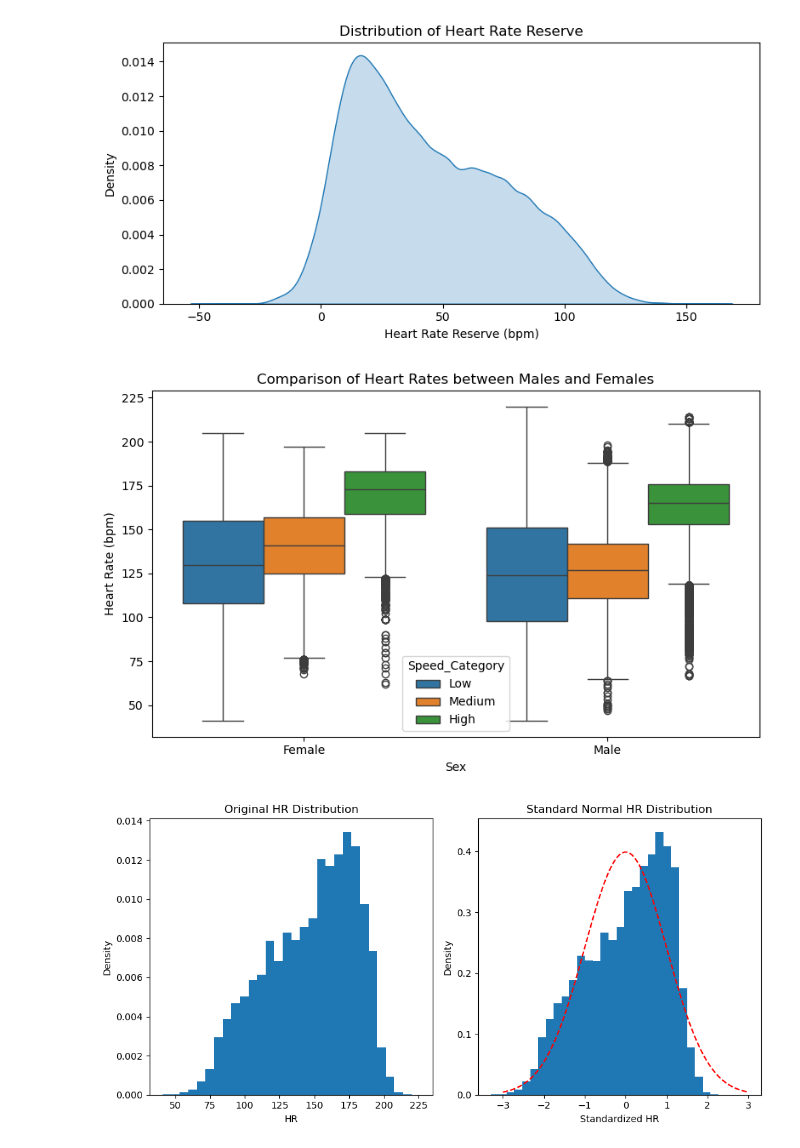
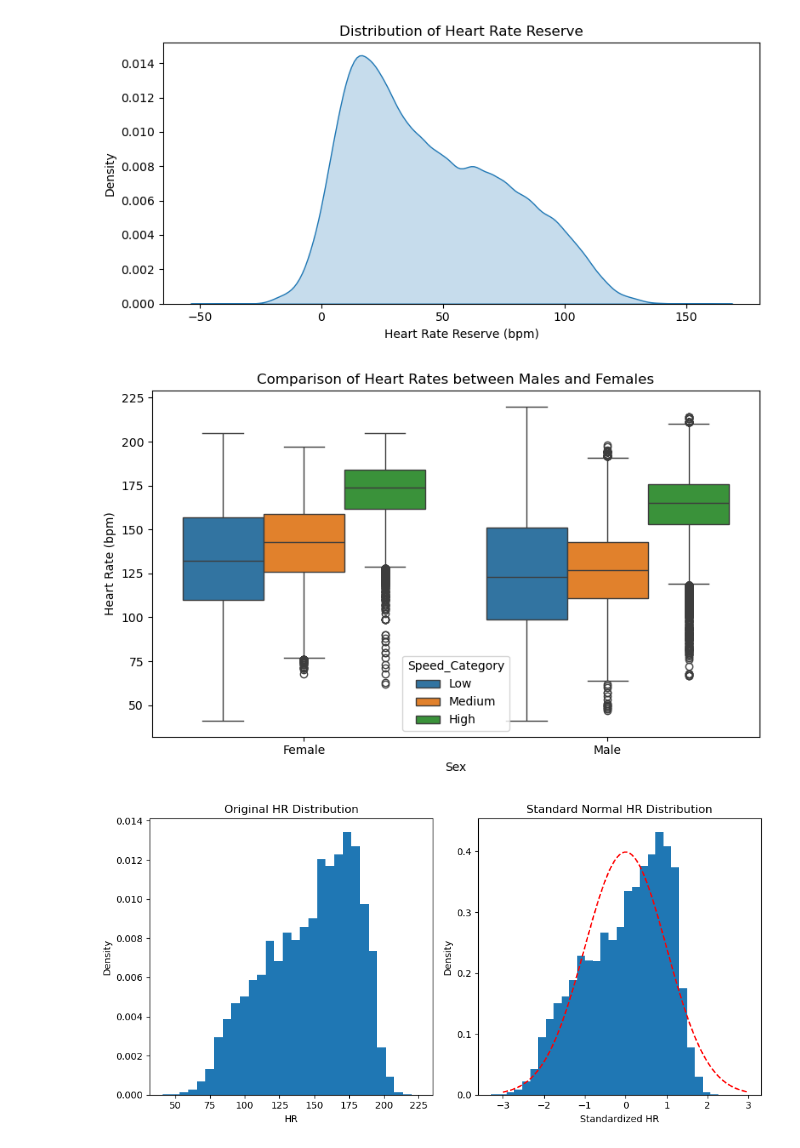
Before and after one commit to Chaithra-Git/Team7_LambdaLegends_PythonHackathon_APRIL25, a Jupyter notebook: jiji_49-64_Que.ipynb, the cells around one changed output. Cells and saved outputs as stored; diff of their text form; code cells hidden in the pictures.

```diff
--- a/jiji_49-64_Que.ipynb
+++ b/jiji_49-64_Que.ipynb
@@ -1,7 +9,8 @@
 # %%
-import pandas as pd
-df1 = pd.read_csv ('subject-info.csv')
-df2 = pd.read_csv ('test_measure.csv')
+df_subject_info = pd.read_csv ('subject-info.csv')
+df_test_measure = pd.read_csv ('test_measure.csv')
+#Merge the datasets on ID
+merged_data = pd.merge (df_subject_info, df_test_measure, on='ID')
 # %%
 #49. Identify the test name that had the shortest time duration.
 
@@ -32,9 +39,8 @@ Percentage difference in mean Carbon dioxide production between male and female
 # %%
 #51. Calculate the Fitness Index, generate a bar chart of Fitness Index categories, and export it as SVG file.
 
-import matplotlib.pyplot as plt
-import numpy as np
-merged_data = pd.merge (df1, df2, on='ID_test')
+#Merge the datasets on ID_test
+merged_data = pd.merge (df_subject_info, df_test_measure, on='ID_test')
 #Calculate Fitness Index
 merged_data['Fitness Index'] = (merged_data['Speed']*100) / (merged_data['Weight'] * (50/merged_data['Age']))
 #Categorize Fitness Index
@@ -96,11 +102,14 @@ maximum sum value: 46
 # %%
 #53 Display participant details with highest average cardiorespiratory fitness in terms of VO2 max.
 
-merged_data = pd.merge (df1, df2, on= ['ID', 'ID_test'])
+#Calculating VO2 max
 merged_data['VO2_max'] =  merged_data['VO2'] / merged_data['Weight']
+#Calculating average VO2 max for each participant
 avg_VO2_max = merged_data.groupby('ID')['VO2_max'].mean().reset_index()
+#Finding the participant with the highest average VO2 max
 highest_avg_VO2_max_participant = avg_VO2_max.loc [avg_VO2_max['VO2_max'].idxmax()]
-participant_details = df1.loc [df1['ID'] == highest_avg_VO2_max_participant['ID']]
+#Getting the participant's details
+participant_details = df_subject_info.loc [df_subject_info['ID'] == highest_avg_VO2_max_participant['ID']]
 print (participant_details)
 # %% [output]
       Age  Weight  Height  Humidity  Temperature  Sex   ID ID_test
@@ -108,8 +117,6 @@ print (participant_details)
 # %%
 #54 calculate the heart rate reserve and show the distribution as density plot
 
-import seaborn as sbn
-merged_data = pd.merge (df1, df2, on= 'ID')
 #Calculate the maximum heart rate for each participant
 merged_data['Max_HR'] = 220 - merged_data['Age']
 #Calculate the heart rate reserve for each participant
@@ -127,22 +134,20 @@ plt.show()
 # %%
 #55. Create a boxplot comparing heart rates between males and females, showing hue as speed category.
 
-#Merge the dataframes
-merged_data = pd.merge (df1, df2, on= 'ID')
 #Create a new column for speed category
 merged_data['Speed_Category'] = pd.cut (merged_data['Speed'], bins= [0,5,10,15], labels= ['Low', 'Medium', 'High'])
 #Map sex values to male and female
 merged_data['Sex'] = merged_data['Sex'].map({0: 'Male', 1: 'Female'})
 #Create a boxplot
 plt.figure (figsize= (8,5))
 sbn.boxplot (data= merged_data, x= 'Sex', y= 'HR', hue= 'Speed_Category')
 plt.title ('Comparison of Heart Rates between Males and Females')
 plt.xlabel ('Sex')
 plt.ylabel ('Heart Rate (bpm)')
 plt.tight_layout()
 plt.show()
 # %% [output]
-[figure, old version]
+[figure, new version]
 # %%
 #56. Choose any feature that follows a Gaussian distribution, convert it into a standard normal distribution, and visualize the results?
 
```
Also changed, not shown: parts of 12 cells of this notebook.
